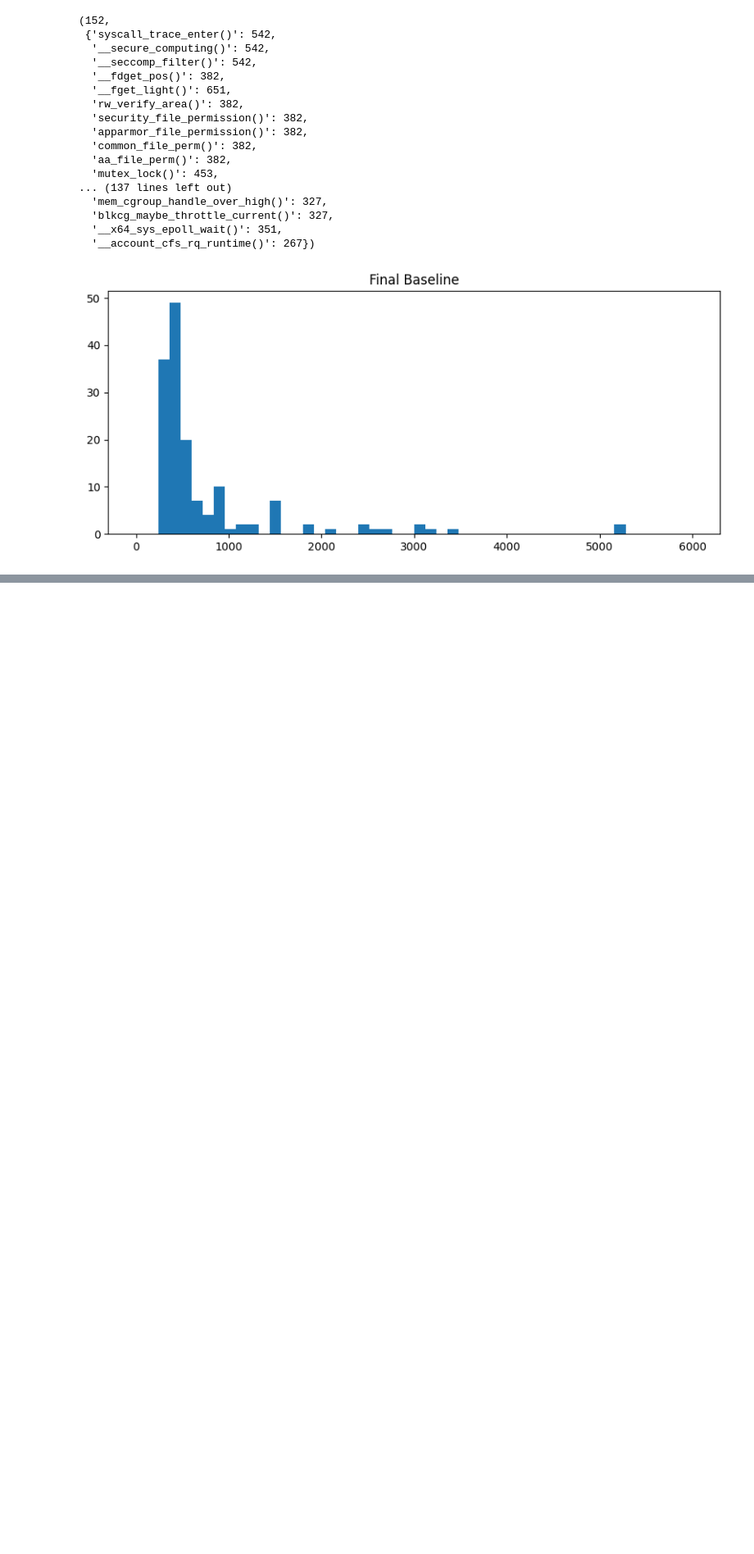
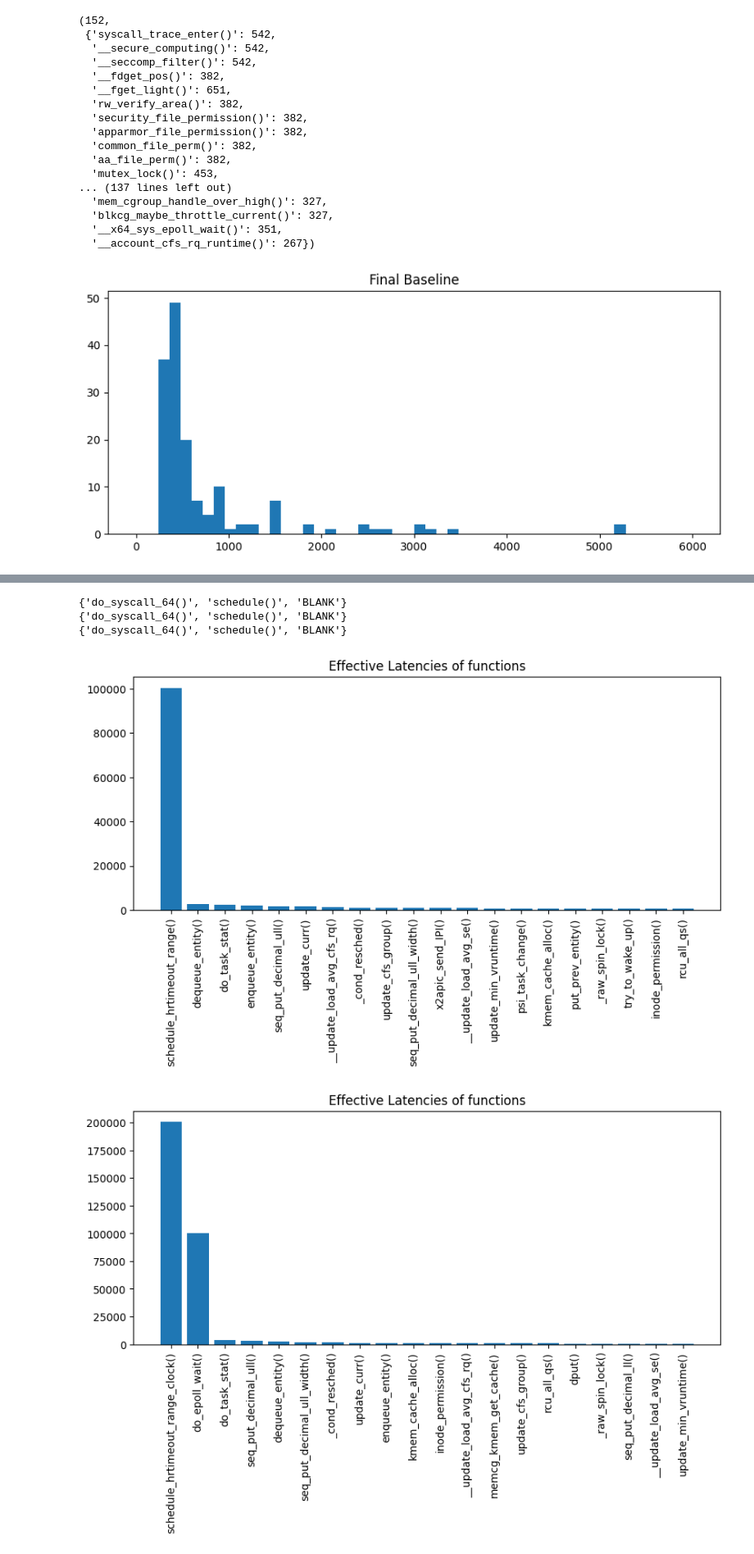
Before and after one commit to SuvigyaJain1/DeathStarBench, a Jupyter notebook: ftrace/scripts/consolidate_runs_00.ipynb, the cells around one changed output, grey strips where cells are left out. Shown at 82% size. Cells and saved outputs as stored; diff of their text form; code cells hidden in the pictures; blank space fills up the shorter version.

```diff
--- a/ftrace/scripts/consolidate_runs_00.ipynb
+++ b/ftrace/scripts/consolidate_runs_00.ipynb
@@ -350,0 +393,13 @@ with open(f"pickles/baselines/{WORKLOAD}", "wb+") as f:
+# %%
+latencies = []
+for i in range(NUM_RUNS):
+    latencies.append(get_latency(runs[i], FUNC_BLACKLIST.union({"schedule()"})))
+
+for latency in latencies:
+    plot_counts(latency, title="Effective Latencies of functions") # TODO: pick a better term
+# %% [output]
+{'do_syscall_64()', 'schedule()', 'BLANK'}
+{'do_syscall_64()', 'schedule()', 'BLANK'}
+{'do_syscall_64()', 'schedule()', 'BLANK'}
+[figure, added]
+[figure, added]
```
Also changed, not shown: parts of 6 cells of this notebook, 14 other files.
